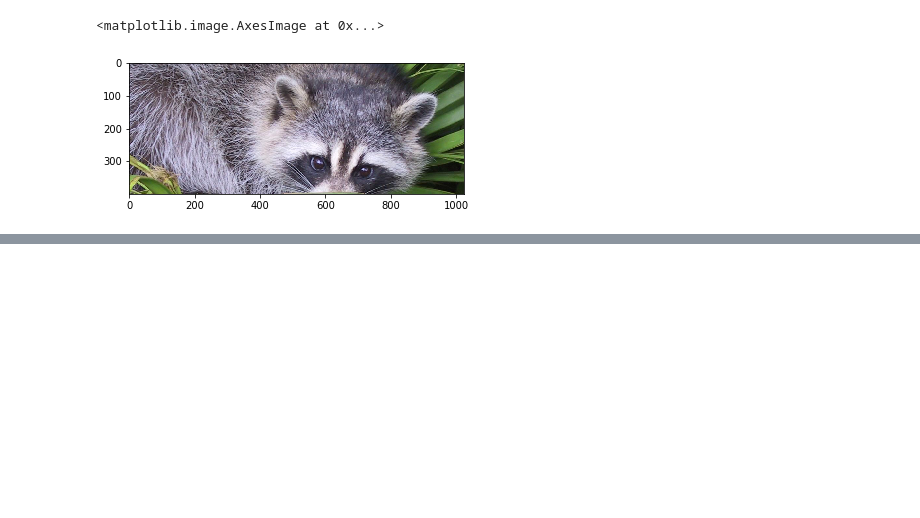
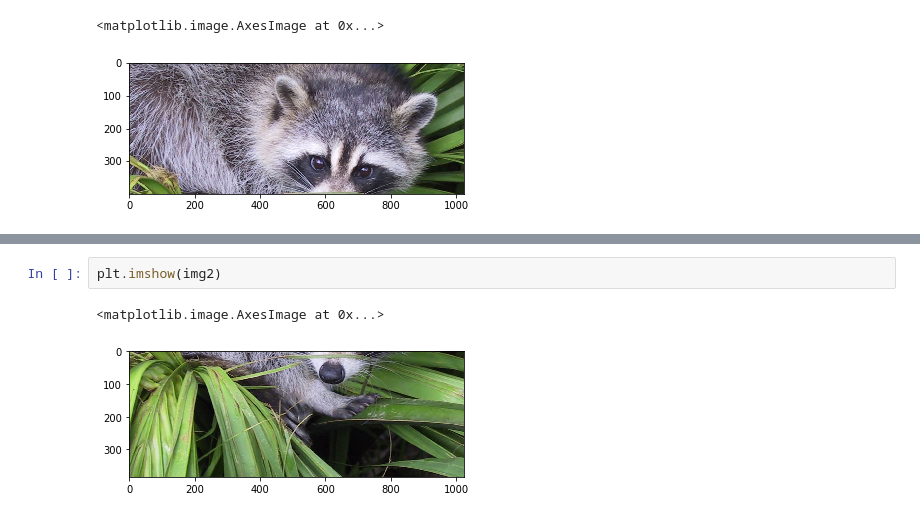
Before and after one commit to srikanthpragada/DS_01_OCT_2019, a Jupyter notebook: numpy_demo.ipynb, the cells around one changed output, grey strips where cells are left out. Cells and saved outputs as stored; diff of their text form; blank space fills up the shorter version.

```diff
--- a/numpy_demo.ipynb
+++ b/numpy_demo.ipynb
@@ -649,0 +658,5 @@ plt.imshow(img[:400,:,:])
+# %%
+plt.imshow(img2)
+# %% [output]
+<matplotlib.image.AxesImage at 0x...>
+[figure, added]
```
Also changed, not shown: parts of 10 cells of this notebook, 2 other files.
